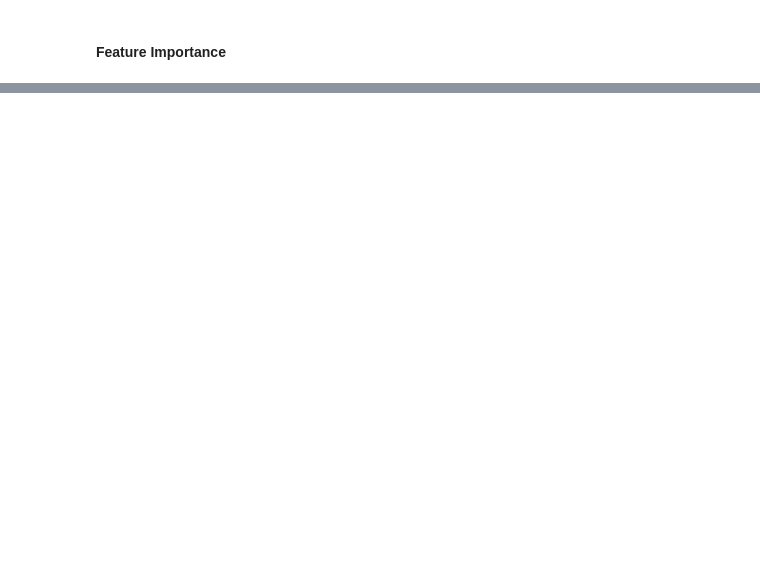
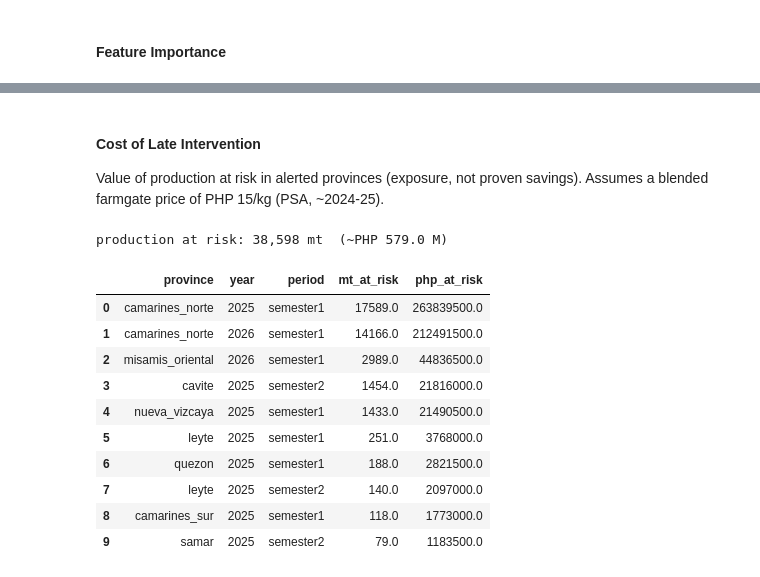
Before and after one commit to rlp-jym/zoomcamp-ml-cohort-2026, a Jupyter notebook: pineapple_yield_prediction/notebook.ipynb, the cells around one changed output, grey strips where cells are left out. Cells and saved outputs as stored; diff of their text form; code cells hidden in the pictures; blank space fills up the shorter version.

```diff
--- a/pineapple_yield_prediction/notebook.ipynb
+++ b/pineapple_yield_prediction/notebook.ipynb
@@ -1004,0 +1016,25 @@ dtype: float32
+# %% [markdown]
+#### Cost of Late Intervention
+Value of production at risk in alerted provinces (exposure, not proven savings). Assumes a blended farmgate price of PHP 15/kg (PSA, ~2024-25).
+# %%
+FARMGATE_PHP_PER_KG = 15.0
+ew_alerts = ew[ew['alert']].copy()
+ew_alerts['php_at_risk'] = ew_alerts['mt_at_risk'] * 1000 * FARMGATE_PHP_PER_KG
+tot_mt = ew_alerts['mt_at_risk'].sum()
+tot_php = ew_alerts['php_at_risk'].sum()
+print(f"production at risk: {tot_mt:,.0f} mt  (~PHP {tot_php/1e6:,.1f} M)")
+display(ew_alerts[['province','year','period','mt_at_risk','php_at_risk']]
+       .sort_values('php_at_risk', ascending=False).round(0).head(10).reset_index(drop=True))
+# %% [output]
+production at risk: 38,598 mt  (~PHP 579.0 M)
+|  | province | year | period | mt_at_risk | php_at_risk |
+| 0 | camarines_norte | 2025 | semester1 | 17589.0 | 263839500.0 |
+| 1 | camarines_norte | 2026 | semester1 | 14166.0 | 212491500.0 |
+| 2 | misamis_oriental | 2026 | semester1 | 2989.0 | 44836500.0 |
+| 3 | cavite | 2025 | semester2 | 1454.0 | 21816000.0 |
+| 4 | nueva_vizcaya | 2025 | semester1 | 1433.0 | 21490500.0 |
+| 5 | leyte | 2025 | semester1 | 251.0 | 3768000.0 |
+| 6 | quezon | 2025 | semester1 | 188.0 | 2821500.0 |
+| 7 | leyte | 2025 | semester2 | 140.0 | 2097000.0 |
+| 8 | camarines_sur | 2025 | semester1 | 118.0 | 1773000.0 |
+| 9 | samar | 2025 | semester2 | 79.0 | 1183500.0 |
```
Also changed, not shown: parts of 7 cells of this notebook.
